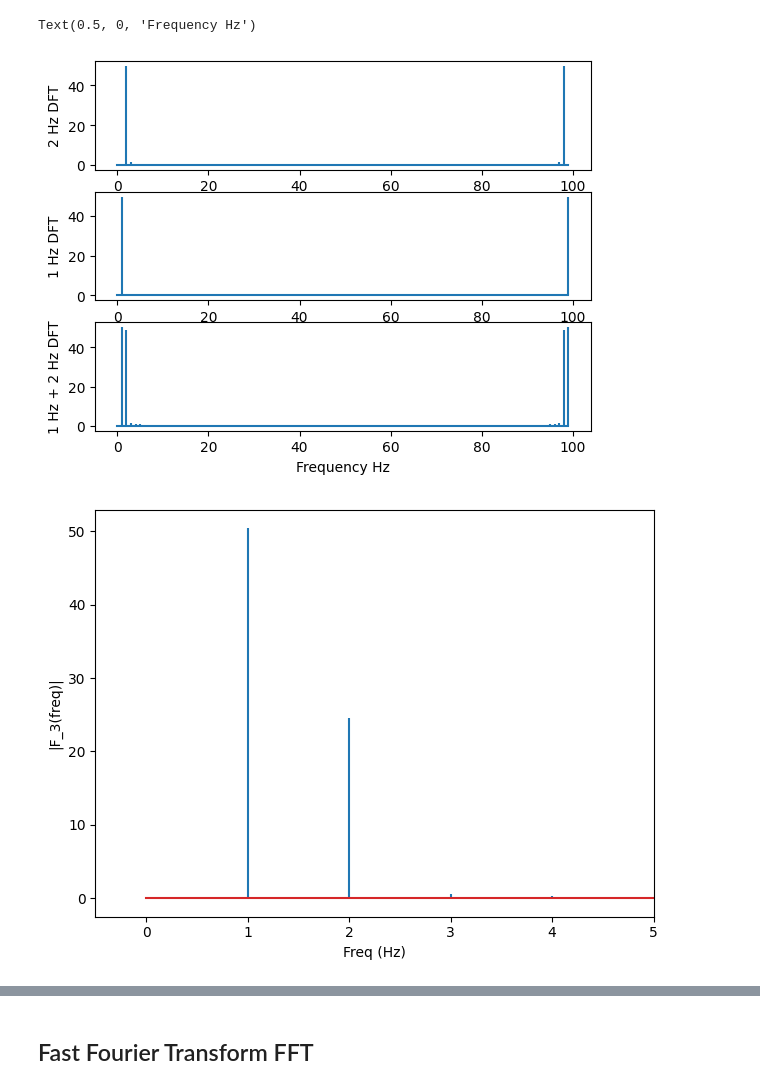
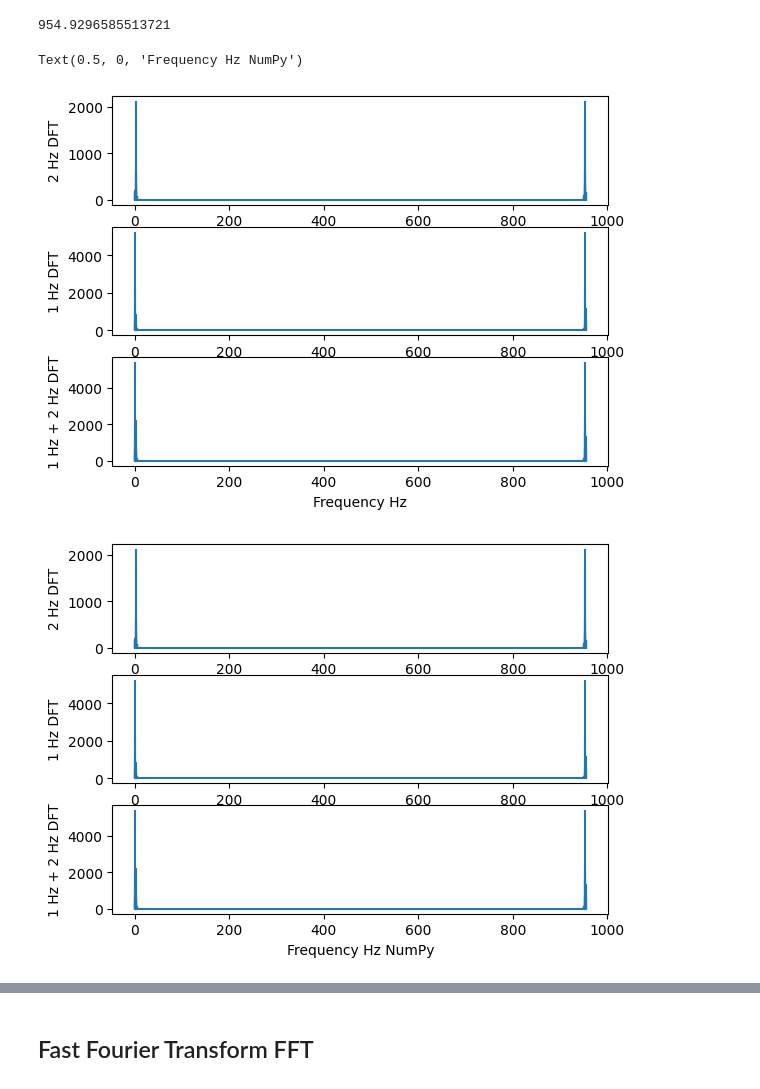
Before and after one commit to jojimaaa/openfhe-playground, a Jupyter notebook: classical_dft.ipynb, the cells around one changed output, grey strips where cells are left out. Cells and saved outputs as stored; diff of their text form; code cells hidden in the pictures.

```diff
--- a/classical_dft.ipynb
+++ b/classical_dft.ipynb
@@ -74,7 +90,7 @@ def naiveDFT(x):
     k = n.reshape((N, 1))
 
     W = np.exp(-2j * np.pi * k * n / N)
-    X = x @ W
+    X = W @ x
 
     return X
 
@@ -87,37 +103,38 @@ def getFrequencyAxis(X, sr):
 # %%
 F = naiveDFT(f)
 F_2 = naiveDFT(f_2)
 F_3 = naiveDFT(f_3)
 
-freq = getFrequencyAxis(F, n)
+npF = np.fft.fft(f)
+npF_2 = np.fft.fft(f_2)
+npF_3 = np.fft.fft(f_3)
 
-fig, ax = plt.subplots(3, 1)
+freq = getFrequencyAxis(F, sr)
 
-ax[0].stem(freq, abs(F_2), markerfmt='', basefmt='')
-ax[0].set_ylabel("2 Hz DFT")
+print(sr)
 
-ax[1].stem(freq, abs(F), markerfmt='', basefmt='')
-ax[1].set_ylabel("1 Hz DFT")
+fig_mine, ax_mine = plt.subplots(3, 1)
+fig_numpy, ax_numpy = plt.subplots(3, 1)
 
-ax[2].stem(freq, abs(F_3), markerfmt='', basefmt='')
-ax[2].set_ylabel("1 Hz + 2 Hz DFT")
+ax_mine[0].stem(freq, abs(F_2), markerfmt='', basefmt='', label='mine')
+ax_numpy[0].stem(freq, abs(npF_2), markerfmt='', basefmt='', label='np')
+ax_mine[0].set_ylabel("2 Hz DFT")
+ax_numpy[0].set_ylabel("2 Hz DFT")
 
-ax[2].set_xlabel('Frequency Hz')
+ax_mine[1].stem(freq, abs(F), markerfmt='', basefmt='', label='mine')
+ax_numpy[1].stem(freq, abs(npF), markerfmt='', basefmt='', label='np')
+ax_mine[1].set_ylabel("1 Hz DFT")
+ax_numpy[1].set_ylabel("1 Hz DFT")
+
+ax_mine[2].stem(freq, abs(F_3), markerfmt='', basefmt='', label='mine')
+ax_numpy[2].stem(freq, abs(npF_3), markerfmt='', basefmt='', label='np')
+ax_mine[2].set_ylabel("1 Hz + 2 Hz DFT")
+ax_numpy[2].set_ylabel("1 Hz + 2 Hz DFT")
+
+ax_mine[2].set_xlabel('Frequency Hz')
+ax_numpy[2].set_xlabel('Frequency Hz NumPy')
 # %% [output]
-Text(0.5, 0, 'Frequency Hz')
+954.9296585513721
+Text(0.5, 0, 'Frequency Hz NumPy')
-[figure, old version]
+[figure, new version]
+[figure, added]
-# %%
-f_oneside = freq[: n//2]
-
-#normalize amplitude
-F_3oneside = F_3[: n//2] / f_oneside
-
-plt.stem(f_oneside, abs(F_3oneside),
-         markerfmt=" ")
-plt.xlabel('Freq (Hz)')
-plt.ylabel('|F_3(freq)|')
-plt.xlim(-0.5, 5)
-plt.tight_layout()
-plt.show()
-# %% [output]
-[figure, removed]
```
Also changed, not shown: parts of 10 cells of this notebook, 3 other files.
